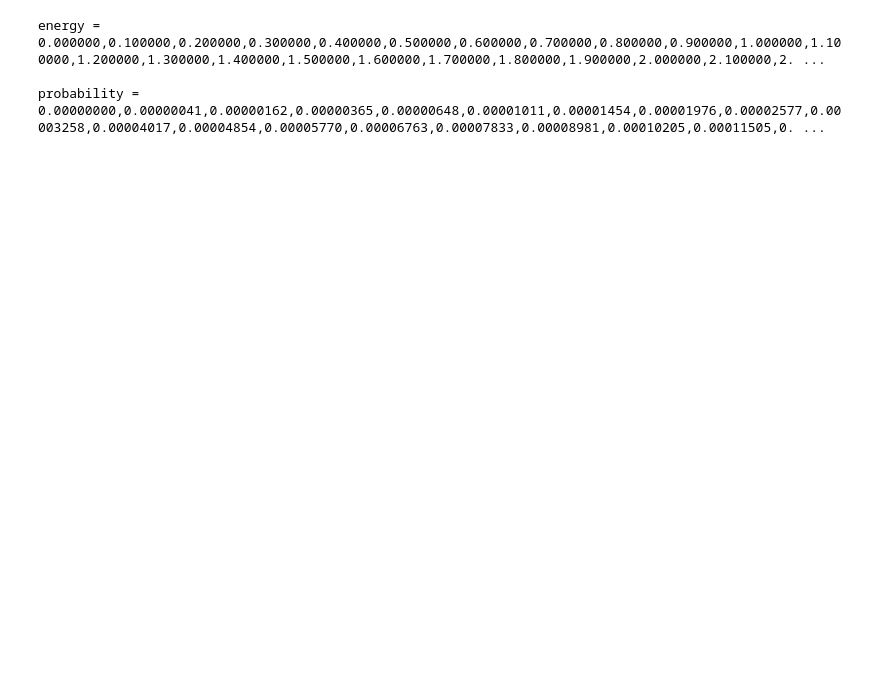
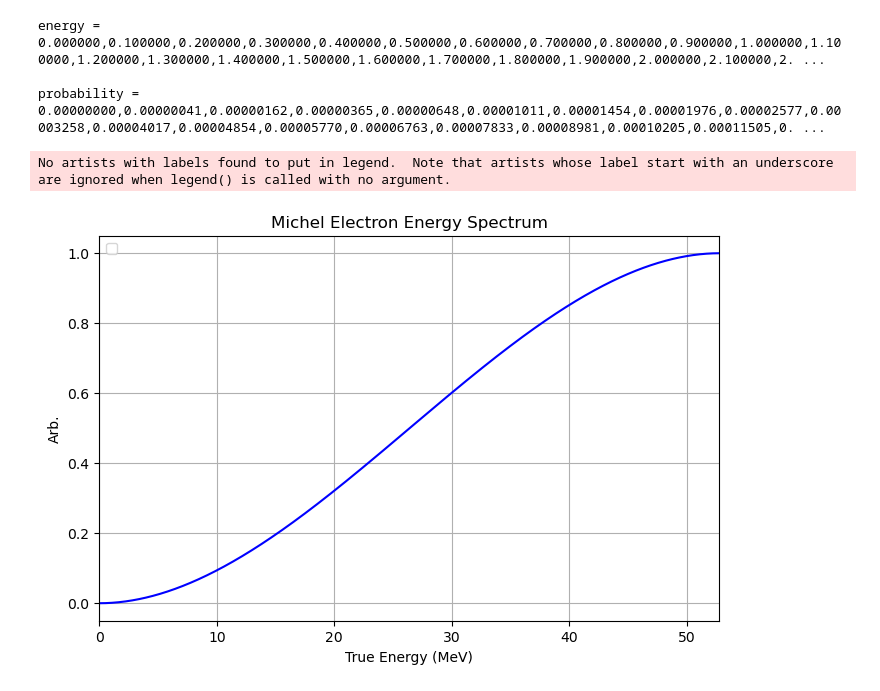
Before and after one commit to hbjamin/dichroicon-analysis, a Jupyter notebook: muons/michel_spectrum.ipynb, the cells around one changed output. Saved outputs shown, nothing was run; the diff lists cells and outputs as text; code cells hidden in the pictures; blank space fills up the shorter version.

```diff
--- a/muons/michel_spectrum.ipynb
+++ b/muons/michel_spectrum.ipynb
@@ -74,3 +76,33 @@ energy =
 
 probability =
 0.00000000,0.00000041,0.00000162,0.00000365,0.00000648,0.00001011,0.00001454,0.00001976,0.00002577,0.00003258,0.00004017,0.00004854,0.00005770,0.00006763,0.00007833,0.00008981,0.00010205,0.00011505,0. ...
+# %%
+import numpy as np
+import matplotlib.pyplot as plt
+
+# Constants
+m_mu = 105.66  # muon mass in MeV
+E_max = m_mu / 2  # max electron energy in MeV ~52.8 MeV
+
+# Energy range
+E = np.linspace(0, E_max, 1000)
+
+# Michel spectrum (simplified, ignoring electron mass)
+dGamma_dE = E**2 * (3 - 4*E/m_mu)
+
+# Normalize for plotting
+dGamma_dE /= np.max(dGamma_dE)
+
+# Plot
+plt.figure(figsize=(8, 5))
+plt.plot(E, dGamma_dE, color='blue')
+plt.xlabel('True Energy (MeV)')
+plt.ylabel('Arb.')
+plt.title('Michel Electron Energy Spectrum')
+plt.grid(True)
+plt.legend()
+plt.xlim(0,52.8)
+plt.show();
+# %% [output]
+No artists with labels found to put in legend.  Note that artists whose label start with an underscore are ignored when legend() is called with no argument.
+[figure, added]
```
Also changed, not shown: parts of 2 cells of this notebook, 3 other files.
